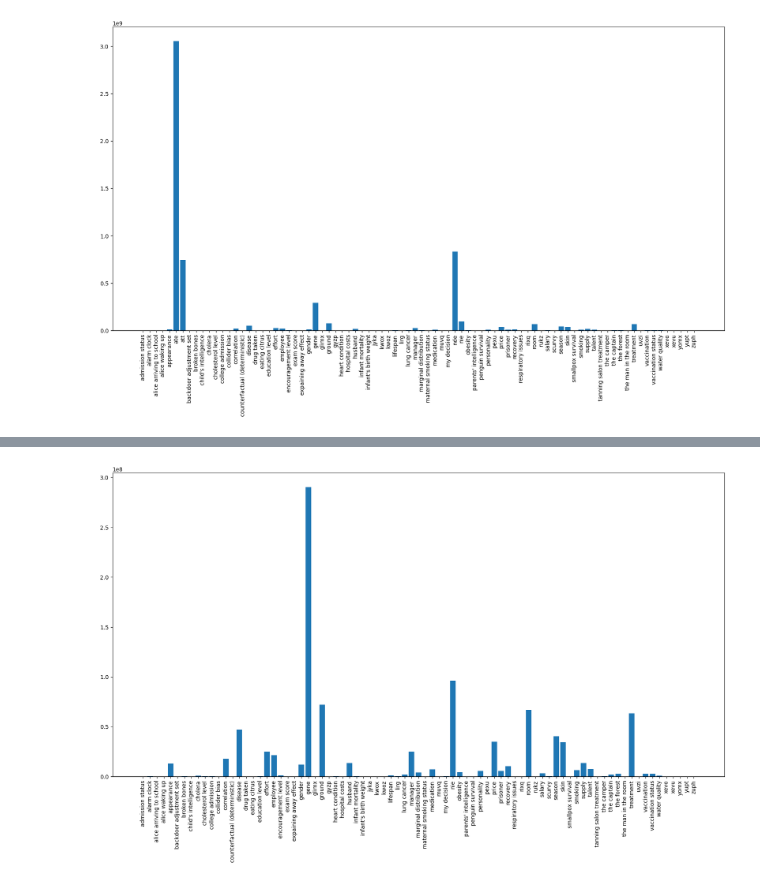
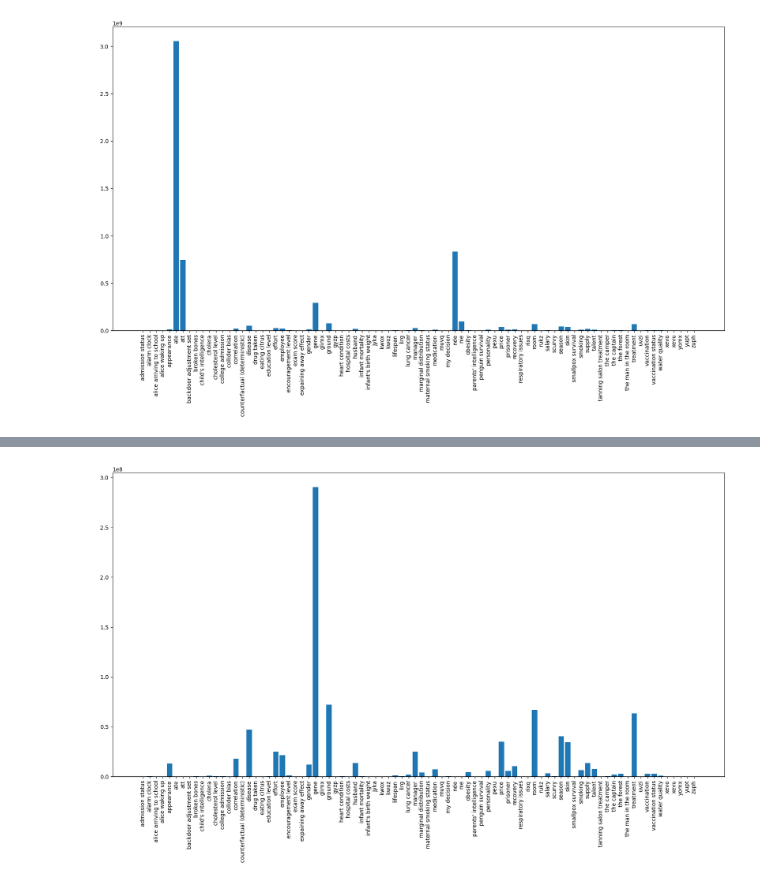
Before and after one commit to TheBlueHawk/CausalLLMs, a Jupyter notebook: testing/cladder.ipynb, the cells around one changed output, grey strips where cells are left out. Saved outputs shown, nothing was run; the diff lists cells and outputs as text; code cells hidden in the pictures.

Commit message:
add aggregated_term_freq_filtred

```diff
--- a/testing/cladder.ipynb
+++ b/testing/cladder.ipynb
@@ -384,0 +387,6 @@ plt.show()
+# %%
+# display top 10 terms in term_freq
+import operator
+sorted_term_freq = sorted(term_freq.items(), key=operator.itemgetter(1), reverse=True)
+display(sorted_term_freq[:10])
+len(sorted_term_freq)
@@ -384,0 +405,4 @@ plt.show()
+# %%
+# drop terms ate, nde, ace, att, ett, nie
+sorted_term_freq = [t for t in sorted_term_freq if t[0] not in ['ate', 'nde', 'ace', 'att', 'ett', 'nie']]
+len(sorted_term_freq)
@@ -384,0 +411,4 @@ plt.show()
+# %%
+# sorted_term_freq to dict
+sorted_term_freq_dict = dict(sorted_term_freq)
+sorted_term_freq_dict
@@ -384,0 +433,16 @@ plt.show()
+# %%
+# Use key:count dict data to create a new dict summing up all counts for each key in combined_dict
+aggregated_term_freq_filtred = {}
+for key in combined_dict:
+    if isinstance(combined_dict[key], list):
+        aggregated_term_freq_filtred[key] = 0
+        for item in combined_dict[key]:
+            if item not in ['ate', 'nde', 'ace', 'att', 'ett', 'nie']:
+                aggregated_term_freq_filtred[key] += sorted_term_freq_dict[item]
+    else:
+        aggregated_term_freq_filtred[key] = sorted_term_freq_dict[combined_dict[key]]
+
+# Sort combined_dict_count alphabetically
+aggregated_term_freq_filtred = dict(sorted(aggregated_term_freq_filtred.items(), key=lambda item: item[0]))
+
+aggregated_term_freq_filtred
@@ -385,16 +474,8 @@ plt.show()
 # %%
-
-# drop keys: ate, att, nde
-aggregated_term_freq.pop('ate', None)
-aggregated_term_freq.pop('att', None)
-aggregated_term_freq.pop('nde', None)
-
-
-
 # Plot combined_dict_count
 plt.figure(figsize=(20, 10))
-plt.bar(aggregated_term_freq.keys(), aggregated_term_freq.values())
+plt.bar(aggregated_term_freq_filtred.keys(), aggregated_term_freq_filtred.values())
 plt.xticks(rotation=90)
 plt.show()
 # %% [output]
-[figure, old version]
+[figure, new version]
```
Also changed, not shown: parts of 6 cells of this notebook, 1 other file.
